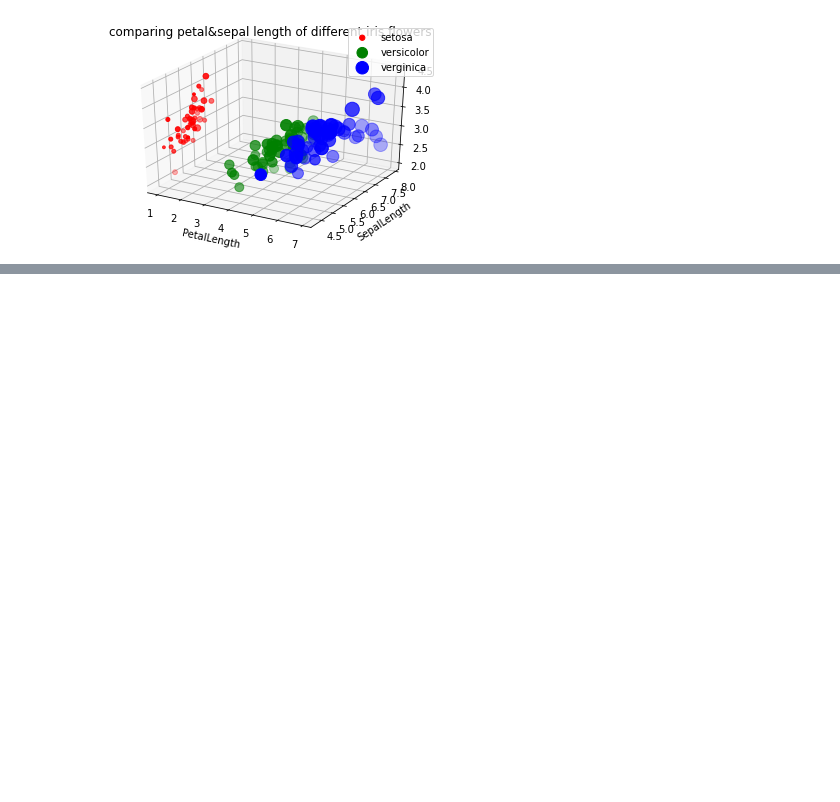
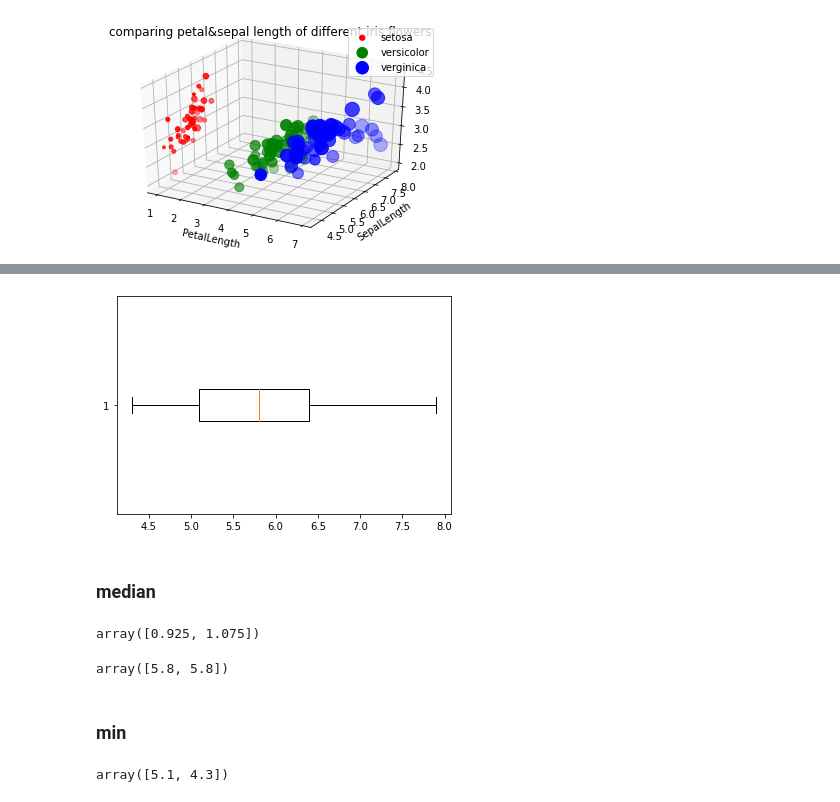
Before and after one commit to suphalaksana/data_viz_2022, a Jupyter notebook: DataViz02_Data_Distribution.ipynb, the cells around one changed output, grey strips where cells are left out. Saved outputs shown, nothing was run; the diff lists cells and outputs as text; code cells hidden in the pictures; blank space fills up the shorter version.

```diff
--- a/DataViz02_Data_Distribution.ipynb
+++ b/DataViz02_Data_Distribution.ipynb
@@ -186,0 +221,20 @@ plt.title('comparing petal&sepal length of different iris flowers');
+# %%
+ybp = plt.boxplot(df['SepalLength'],vert=False)  # หาตัวแปรมารับจะได้นำไปใช้งานต่อได้
+# %% [output]
+[figure, added]
+# %% [markdown]
+### median
+# %%
+ybp['medians'][0].get_ydata() #สมาชิกตัวที่ 0  #get ดึงค่าออกมา แกน y ค่านี้ใช่ไม่ได้
+# %% [output]
+array([0.925, 1.075])
+# %%
+ybp['medians'][0].get_xdata() #สมาชิกตัวที่ 0 #get ดึงค่าออกมา แกน x ค่านี้ใช้ได้ ค่า medians คือ 5.8
+# %% [output]
+array([5.8, 5.8])
+# %% [markdown]
+### min
+# %%
+ybp['whiskers'][0].get_xdata()  # min คือ 4.3 #ใช้ whiskers หา min แทน เพราะจากที่เรา plot graph ข้างบนมันไม่มี min
+# %% [output]
+array([5.1, 4.3])
```
Also changed, not shown: parts of 21 cells of this notebook.
